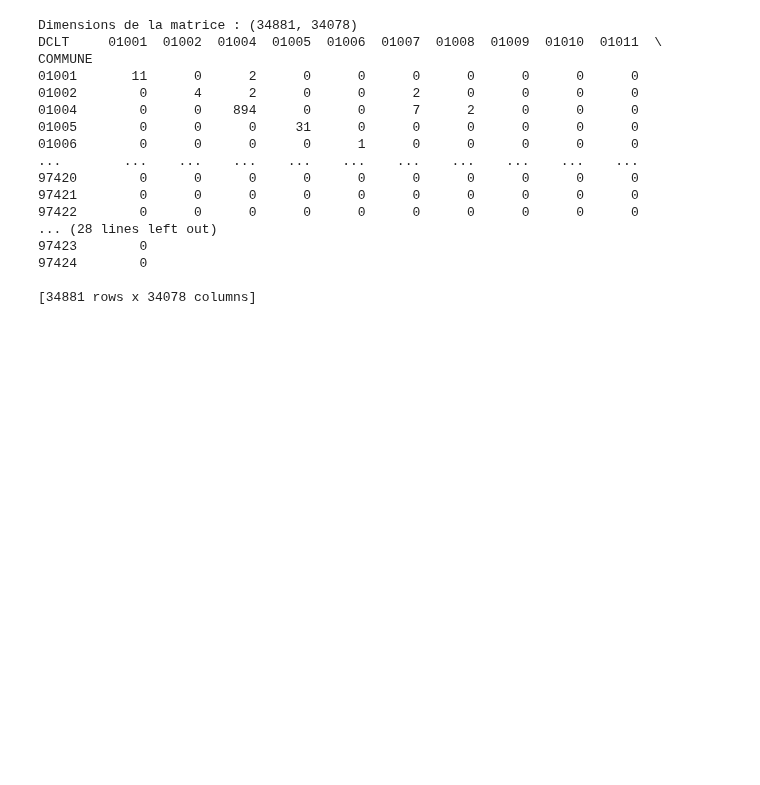
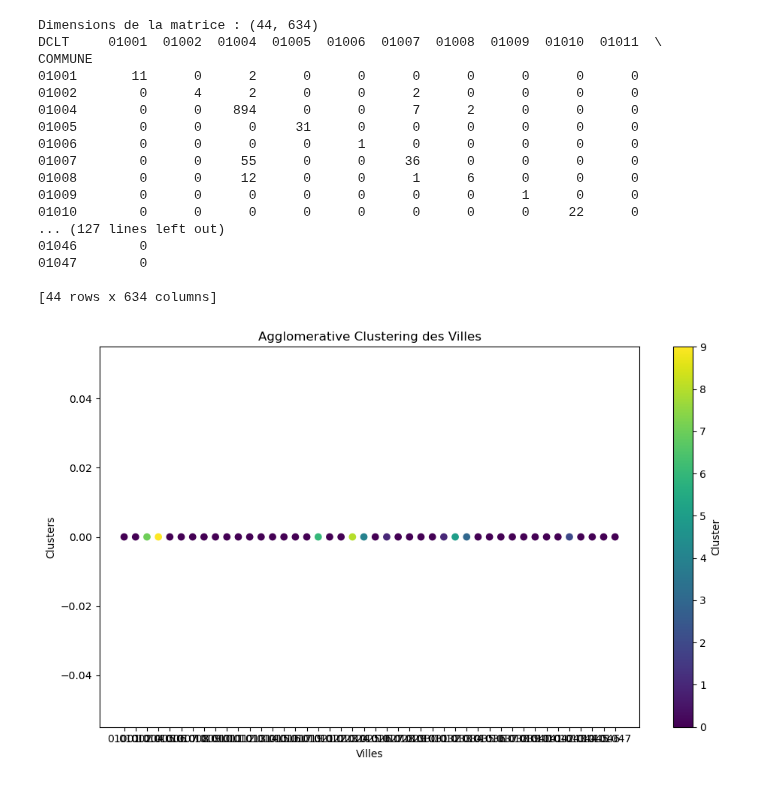
Before and after one commit to Qntouille/statapp, a Jupyter notebook: clustering.ipynb, the cells around one changed output. Drawn from its saved outputs; the diff is of its cells as text; code cells hidden in the pictures; blank space fills up the shorter version.

Commit message:
clustering à modifier

```diff
--- a/clustering.ipynb
+++ b/clustering.ipynb
@@ -3,28 +3,29 @@ import s3fs
 import pandas as pd
 # Information d'accès au cloud MinIO (Bucket de William)
 fs = s3fs.S3FileSystem(client_kwargs={"endpoint_url": "https://minio.lab.sspcloud.fr"})
+
 MY_BUCKET = "williamolivier"
 # Vérification du contenu
 fs.ls(f"{MY_BUCKET}/diffusion")
 # Récupération des tableaux
-FILE_PATH_S3_DCB = f"{MY_BUCKET}/diffusion/df_dossier_complet_brut.csv"
-with fs.open(FILE_PATH_S3_DCB, "rb") as file:
-    df_dossier_complet_brut = pd.read_csv(file)
+# FILE_PATH_S3_DCB = f"{MY_BUCKET}/diffusion/df_dossier_complet_brut.csv"
+# with fs.open(FILE_PATH_S3_DCB, "rb") as file:
+#     df_dossier_complet_brut = pd.read_csv(file)
 
 # Récupération des tableaux
-FILE_PATH_S3_MDCB = f"{MY_BUCKET}/diffusion/df_meta_dossier_complet_brut.csv"
-with fs.open(FILE_PATH_S3_MDCB, "rb") as file:
-    df_meta_dossier_complet_brut = pd.read_csv(file)
+# FILE_PATH_S3_MDCB = f"{MY_BUCKET}/diffusion/df_meta_dossier_complet_brut.csv"
+# with fs.open(FILE_PATH_S3_MDCB, "rb") as file:
+#     df_meta_dossier_complet_brut = pd.read_csv(file)
 
 # Récupération des tableaux
 FILE_PATH_S3_MB = f"{MY_BUCKET}/diffusion/df_mobpro_brut.csv"
 with fs.open(FILE_PATH_S3_MB, "rb") as file:
     df_mobpro_brut = pd.read_csv(file)
-
+df_mobpro_brut=df_mobpro_brut.iloc[:10000, :10000]
 # Récupération des tableaux
-FILE_PATH_S3_MMB = f"{MY_BUCKET}/diffusion/df_meta_mobpro_brut.csv"
-with fs.open(FILE_PATH_S3_MMB, "rb") as file:
-    df_meta_mobpro_brut = pd.read_csv(file)
+# FILE_PATH_S3_MMB = f"{MY_BUCKET}/diffusion/df_meta_mobpro_brut.csv"
+# with fs.open(FILE_PATH_S3_MMB, "rb") as file:
+#     df_meta_mobpro_brut = pd.read_csv(file)
 # Homogénéisation des codes insee (tous en chaîne de caractère)
 df_mobpro_brut["COMMUNE"] = df_mobpro_brut["COMMUNE"].astype(str).str.zfill(5)
 df_mobpro_brut["DCLT"] = df_mobpro_brut["DCLT"].astype(str).str.zfill(5)
@@ -117,7 +118,7 @@ transport_dict = {
 }
 print(flux_tot)
 # %% [output]
-Dimensions de la matrice : (34881, 34078)
+Dimensions de la matrice : (44, 634)
 DCLT     01001  01002  01004  01005  01006  01007  01008  01009  01010  01011  \
 COMMUNE
 01001       11      0      2      0      0      0      0      0      0      0
@@ -125,45 +126,47 @@ COMMUNE
 01004        0      0    894      0      0      7      2      0      0      0
 01005        0      0      0     31      0      0      0      0      0      0
 01006        0      0      0      0      1      0      0      0      0      0
-...        ...    ...    ...    ...    ...    ...    ...    ...    ...    ...
-97420        0      0      0      0      0      0      0      0      0      0
-97421        0      0      0      0      0      0      0      0      0      0
-97422        0      0      0      0      0      0      0      0      0      0
-... (28 lines left out)
-97423        0
-97424        0
+01007        0      0     55      0      0     36      0      0      0      0
+01008        0      0     12      0      0      1      6      0      0      0
+01009        0      0      0      0      0      0      0      1      0      0
+01010        0      0      0      0      0      0      0      0     22      0
+... (127 lines left out)
+01046        0
+01047        0
 
-[34881 rows x 34078 columns]
+[44 rows x 634 columns]
 # %%
 # Importation des bibliothèques nécessaires
 import numpy as np
 import pandas as pd
 import matplotlib.pyplot as plt
 from sklearn.cluster import AgglomerativeClustering
 from sklearn.preprocessing import StandardScaler
 
 # Normaliser les données
 scaler = StandardScaler()
 flux_tot_scaled = scaler.fit_transform(flux_tot)  # Normaliser flux_tot
 
-# Application du modèle Agglomerative Clustering (avec 50 clusters)
-agglomerative = AgglomerativeClustering(n_clusters=50)
+# Application du modèle Agglomerative Clustering (avec 10 clusters)
+agglomerative = AgglomerativeClustering(n_clusters=10)
 labels_agglomerative = agglomerative.fit_predict(flux_tot_scaled)  # Appliquer sur flux_tot normalisé
 
 # Ajout des labels des clusters au DataFrame original (flux_tot) pour les visualiser
 flux_tot['Cluster'] = labels_agglomerative
 
 # Affichage des résultats sous forme de DataFrame avec les villes et leurs clusters
 clustered_data = flux_tot.copy()
 clustered_data['Cluster'] = labels_agglomerative
 
 # Visualisation des résultats d'Agglomerative Clustering
 # Ici, je suppose que les indices des villes sont dans le DataFrame (index ou une colonne nommée 'Ville')
 plt.figure(figsize=(10, 6))
 plt.scatter(clustered_data.index, np.zeros_like(clustered_data.index), c=labels_agglomerative, cmap='viridis')
 plt.title("Agglomerative Clustering des Villes")
 plt.xlabel("Villes")
 plt.ylabel("Clusters")
 plt.colorbar(label='Cluster')
 plt.tight_layout()
 plt.show()
+# %% [output]
+[figure, added]
```
